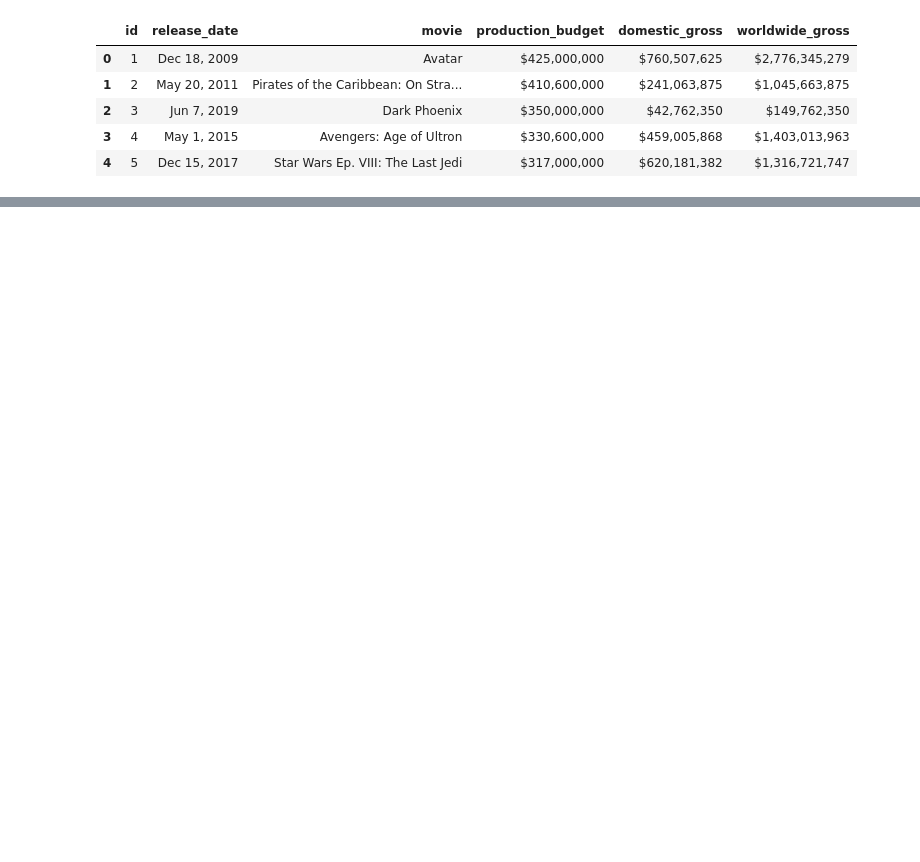
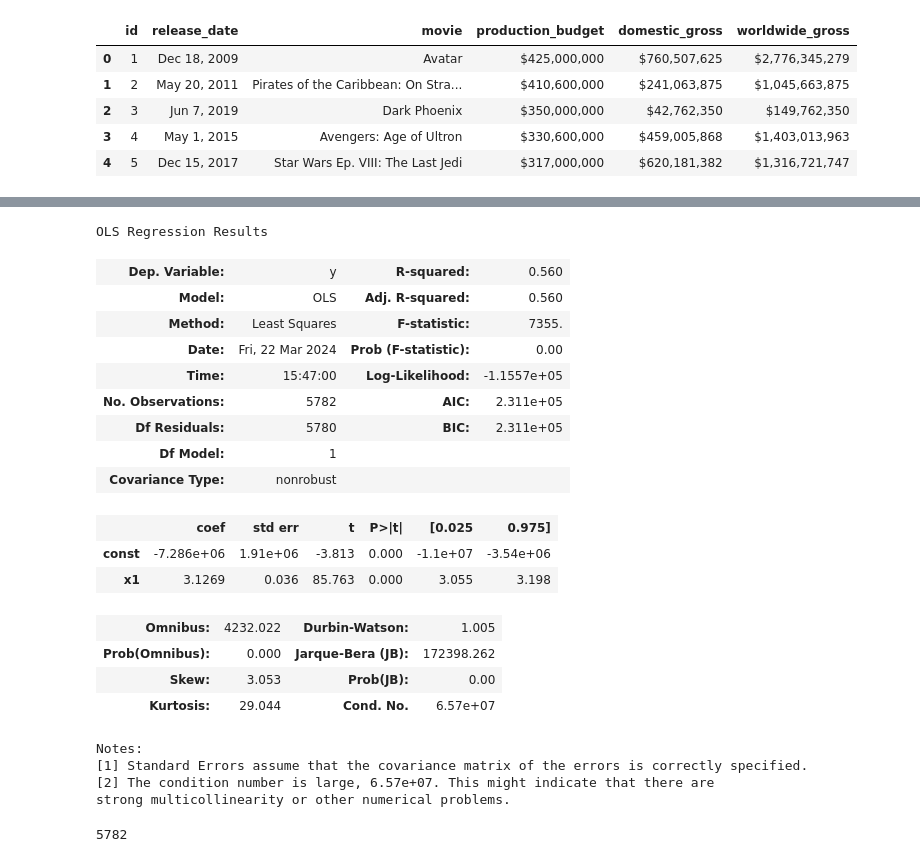
Before and after one commit to sangwon224/Movie_Studio_Strategy_Recommendation, a Jupyter notebook: Movie_Studio_Strategy_Recommendation.ipynb, the cells around one changed output, grey strips where cells are left out. Drawn from its saved outputs; the diff is of its cells as text; code cells hidden in the pictures; blank space fills up the shorter version.

```diff
--- a/Movie_Studio_Strategy_Recommendation.ipynb
+++ b/Movie_Studio_Strategy_Recommendation.ipynb
@@ -109,0 +170,32 @@ movie_budget_df.head()
+# %%
+x_production_budget_plus_c = sm.add_constant(x_production_budget)
+# %%
+model = sm.OLS(y_worldwide_gross, x_production_budget_plus_c).fit()
+# %%
+model.summary()
+# %% [output]
+OLS Regression Results
+| Dep. Variable: | y | R-squared: | 0.560 |
+| Model: | OLS | Adj. R-squared: | 0.560 |
+| Method: | Least Squares | F-statistic: | 7355. |
+| Date: | Fri, 22 Mar 2024 | Prob (F-statistic): | 0.00 |
+| Time: | 15:47:00 | Log-Likelihood: | -1.1557e+05 |
+| No. Observations: | 5782 | AIC: | 2.311e+05 |
+| Df Residuals: | 5780 | BIC: | 2.311e+05 |
+| Df Model: | 1 |  |  |
+| Covariance Type: | nonrobust |  |  |
+|  | coef | std err | t | P>|t| | [0.025 | 0.975] |
+| const | -7.286e+06 | 1.91e+06 | -3.813 | 0.000 | -1.1e+07 | -3.54e+06 |
+| x1 | 3.1269 | 0.036 | 85.763 | 0.000 | 3.055 | 3.198 |
+| Omnibus: | 4232.022 | Durbin-Watson: | 1.005 |
+| Prob(Omnibus): | 0.000 | Jarque-Bera (JB): | 172398.262 |
+| Skew: | 3.053 | Prob(JB): | 0.00 |
+| Kurtosis: | 29.044 | Cond. No. | 6.57e+07 |
+Notes:
+[1] Standard Errors assume that the covariance matrix of the errors is correctly specified.
+[2] The condition number is large, 6.57e+07. This might indicate that there are
+strong multicollinearity or other numerical problems.
+# %%
+len(movie_budget_df)
+# %% [output]
+5782
```
Also changed, not shown: parts of 12 cells of this notebook.
